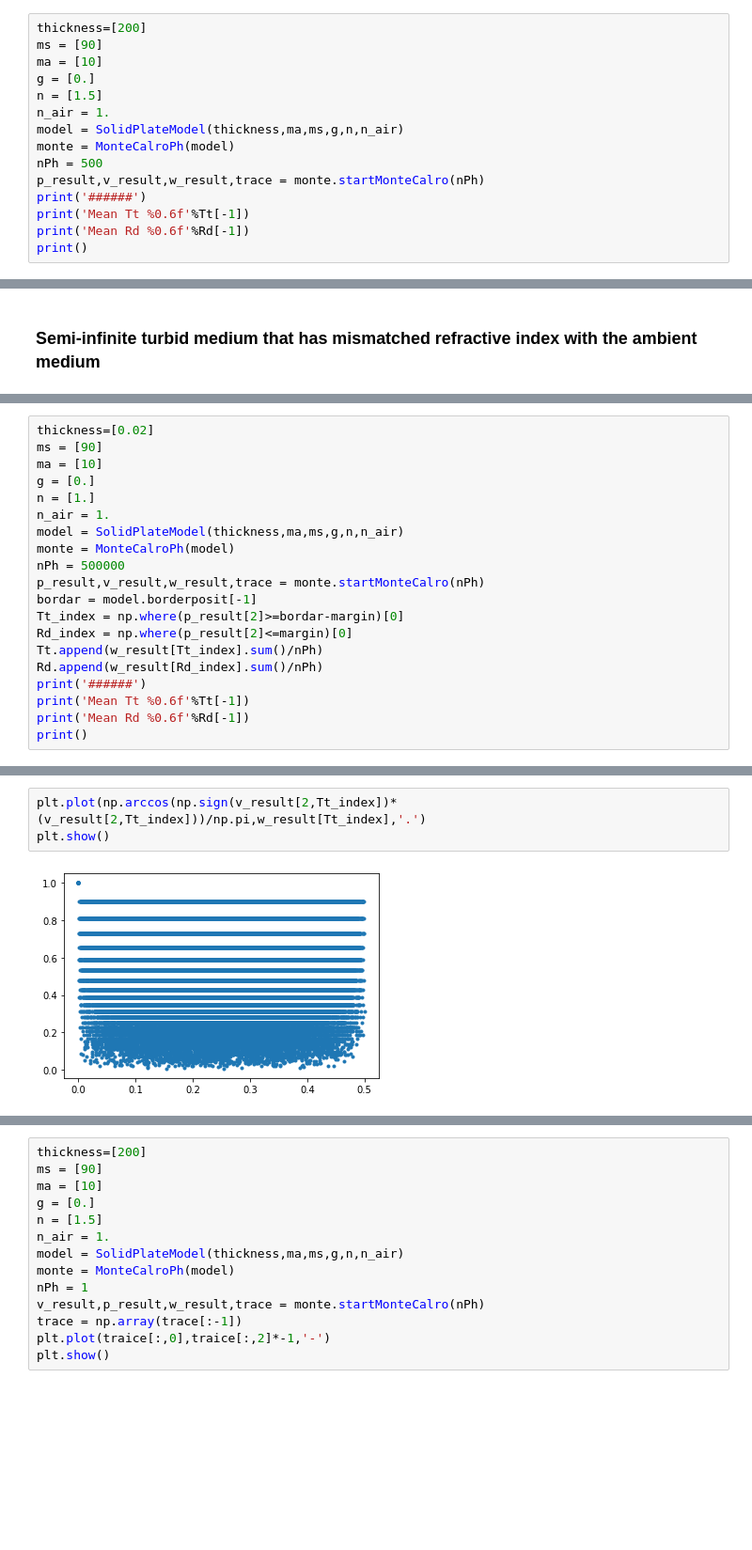
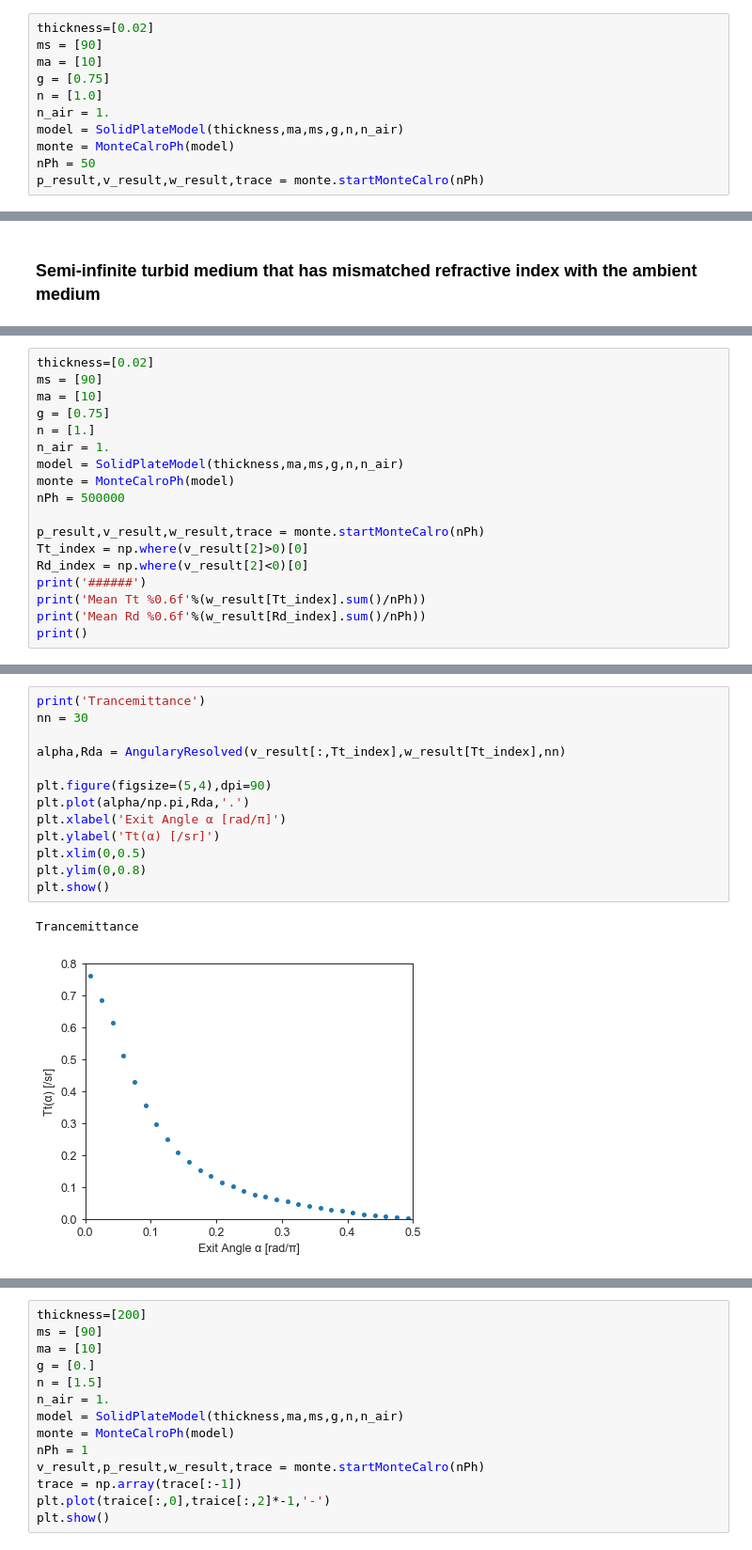
Before and after one commit to Kaname21Miura/pyMonteOpt, a Jupyter notebook: solidModel.ipynb, the cells around one changed output, grey strips where cells are left out. Shown at 94% size. Saved outputs shown, nothing was run; the diff lists cells and outputs as text; blank space fills up the shorter version.

```diff
--- a/solidModel.ipynb
+++ b/solidModel.ipynb
@@ -354,18 +353,14 @@ class SolidPlateModel():
 # %% [markdown]
 # Test code
 # %%
-thickness=[200]
+thickness=[0.02]
 ms = [90]
 ma = [10]
-g = [0.]
-n = [1.5]
+g = [0.75]
+n = [1.0]
 n_air = 1.
 model = SolidPlateModel(thickness,ma,ms,g,n,n_air)
 monte = MonteCalroPh(model)
-nPh = 500
+nPh = 50
 p_result,v_result,w_result,trace = monte.startMonteCalro(nPh)
-print('######')
-print('Mean Tt %0.6f'%Tt[-1])
-print('Mean Rd %0.6f'%Rd[-1])
-print()
 # %% [output]
@@ -505,20 +505,18 @@ def AngularyResolved(v_result,w_result,da,nn):
 thickness=[0.02]
 ms = [90]
 ma = [10]
-g = [0.]
+g = [0.75]
 n = [1.]
 n_air = 1.
 model = SolidPlateModel(thickness,ma,ms,g,n,n_air)
 monte = MonteCalroPh(model)
 nPh = 500000
+
 p_result,v_result,w_result,trace = monte.startMonteCalro(nPh)
-bordar = model.borderposit[-1]
-Tt_index = np.where(p_result[2]>=bordar-margin)[0]
-Rd_index = np.where(p_result[2]<=margin)[0]
-Tt.append(w_result[Tt_index].sum()/nPh)
-Rd.append(w_result[Rd_index].sum()/nPh)
+Tt_index = np.where(v_result[2]>0)[0]
+Rd_index = np.where(v_result[2]<0)[0]
 print('######')
-print('Mean Tt %0.6f'%Tt[-1])
-print('Mean Rd %0.6f'%Rd[-1])
+print('Mean Tt %0.6f'%(w_result[Tt_index].sum()/nPh))
+print('Mean Rd %0.6f'%(w_result[Rd_index].sum()/nPh))
 print()
 # %% [output]
@@ -558,5 +540,16 @@ Refrected
-# %%
-plt.plot(np.arccos(np.sign(v_result[2,Tt_index])*(v_result[2,Tt_index]))/np.pi,w_result[Tt_index],'.')
-plt.show()
-# %% [output]
-[figure, removed]
+# %%
+print('Trancemittance')
+nn = 30
+
+alpha,Rda = AngularyResolved(v_result[:,Tt_index],w_result[Tt_index],nn)
+
+plt.figure(figsize=(5,4),dpi=90)
+plt.plot(alpha/np.pi,Rda,'.')
+plt.xlabel('Exit Angle α [rad/π]')
+plt.ylabel('Tt(α) [/sr]')
+plt.xlim(0,0.5)
+plt.ylim(0,0.8)
+plt.show()
+# %% [output]
+Trancemittance
+[figure, added]
```
Also changed, not shown: parts of 17 cells of this notebook.
